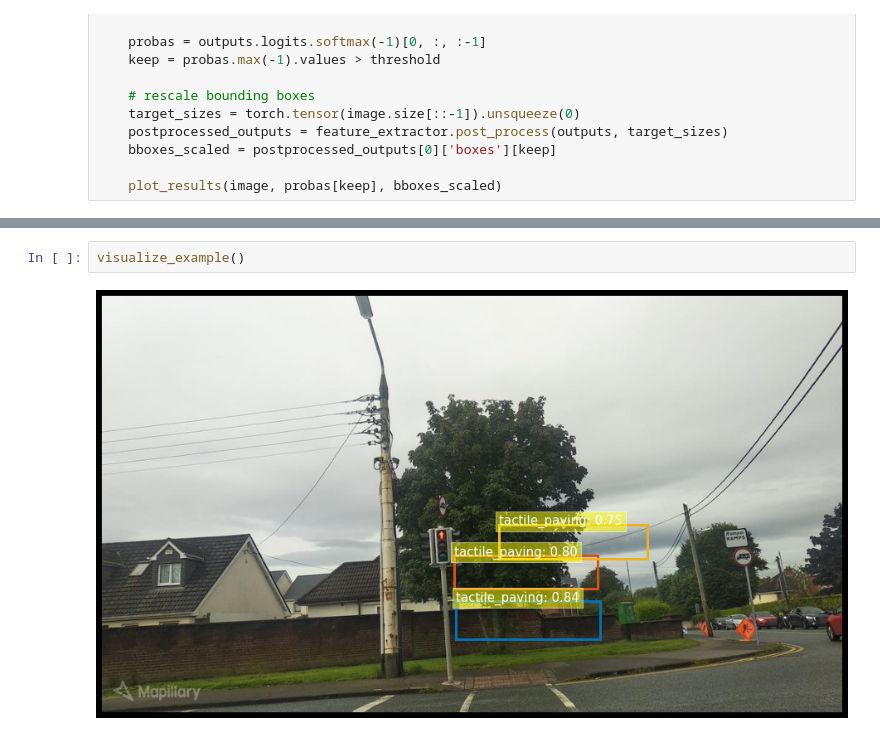
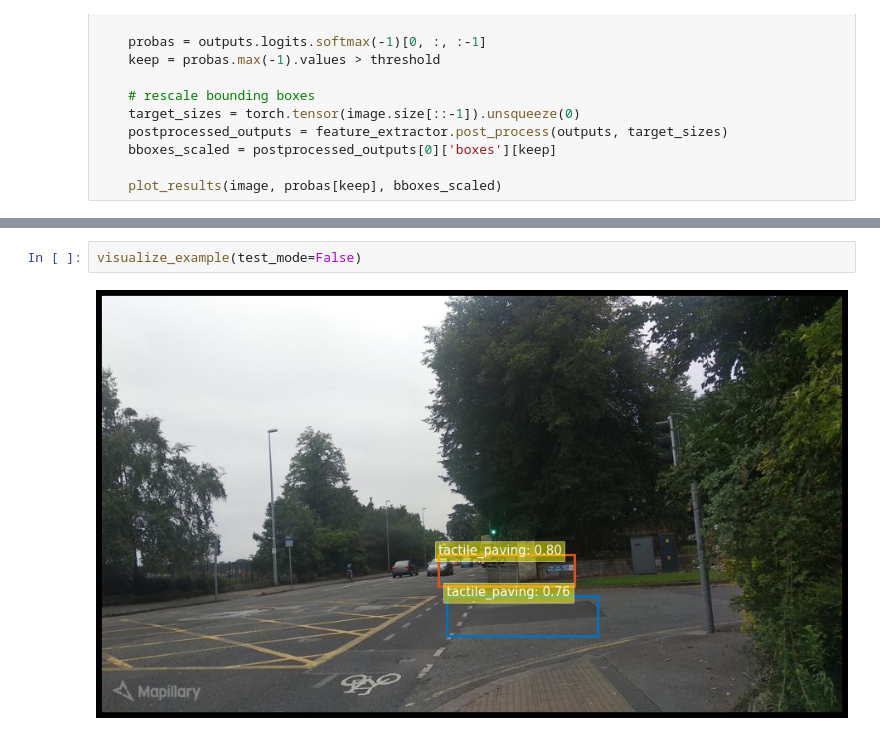
Before and after one commit to Westley-Winks/tactile-paving-detector, a Jupyter notebook: model_eval.ipynb, the cells around one changed output, grey strips where cells are left out. Drawn from its saved outputs; the diff is of its cells as text.

```diff
--- a/model_eval.ipynb
+++ b/model_eval.ipynb
@@ -124,4 +157,4 @@ visualize_example()
 # %%
-visualize_example()
+visualize_example(test_mode=False)
 # %% [output]
-[figure, old version]
+[figure, new version]
```
Also changed, not shown: parts of 11 cells of this notebook, 2 other files.
